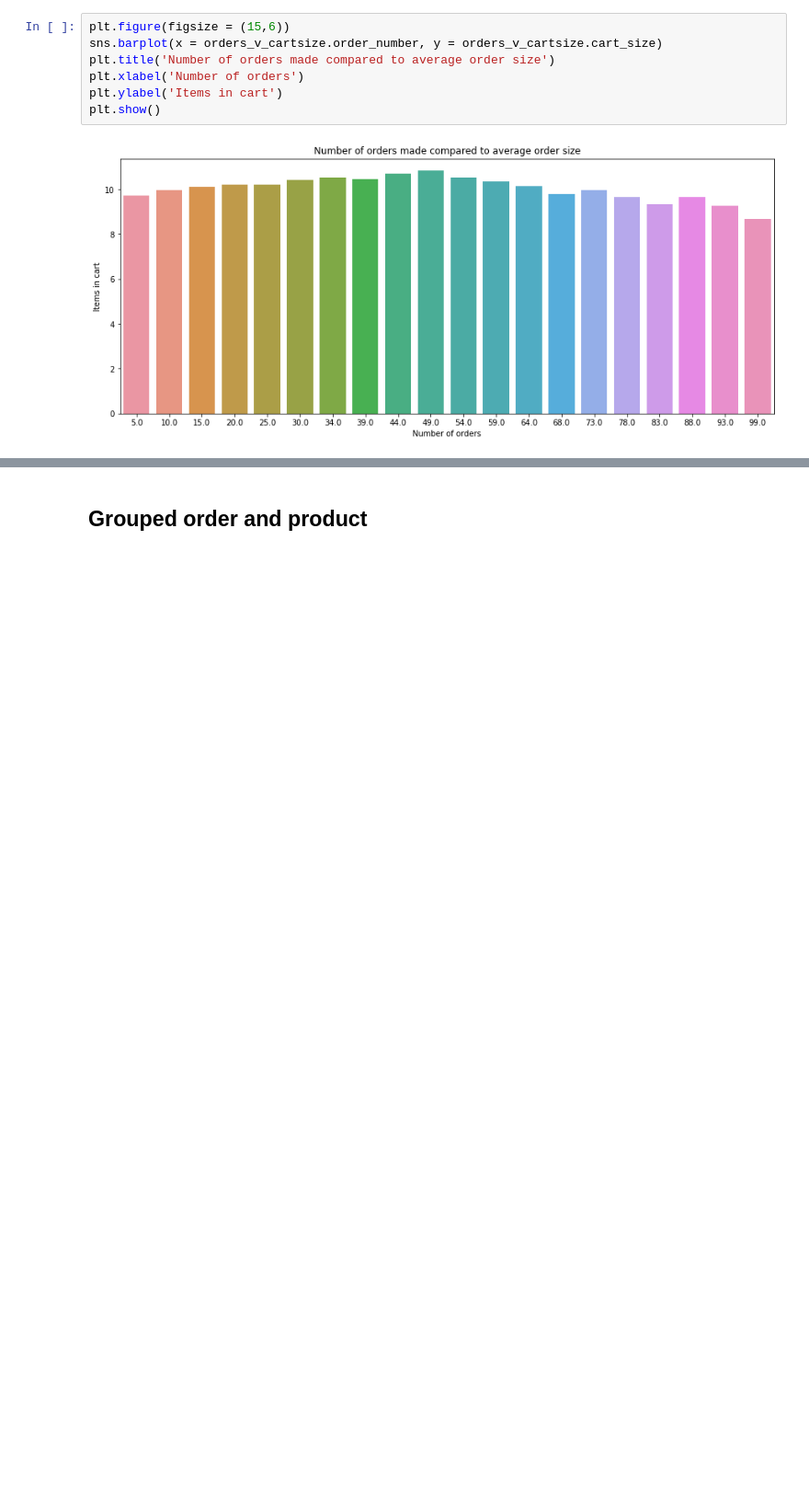
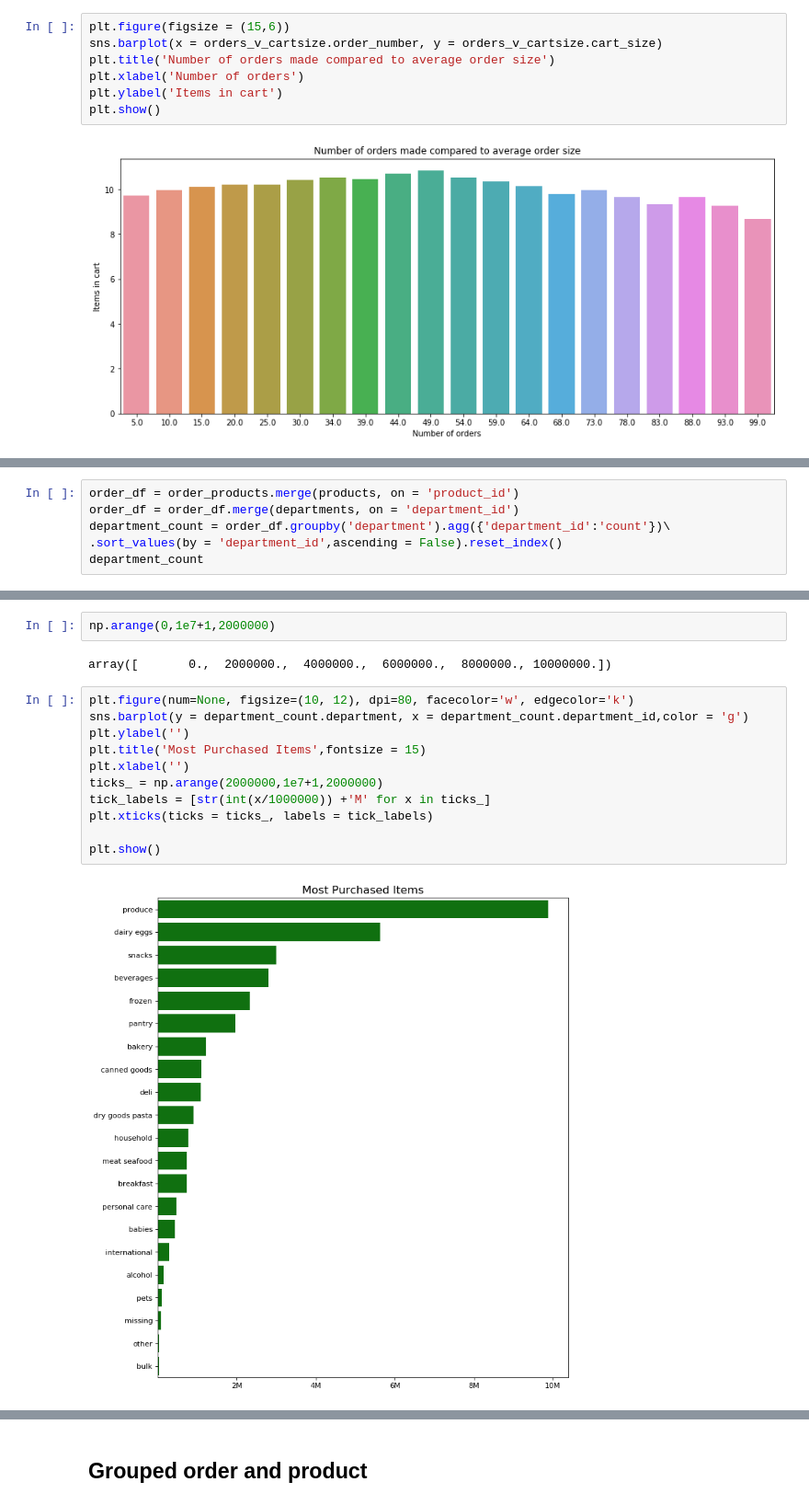
Before and after one commit to Josefa-Sullivan/Instacart, a Jupyter notebook: Mike/instacarteda.ipynb, the cells around one changed output, grey strips where cells are left out. Shown: that part at 92% size. Saved outputs shown, nothing was run; the diff lists cells and outputs as text; blank space fills up the shorter version.

Commit message:
Department segmentation

```diff
--- a/Mike/instacarteda.ipynb
+++ b/Mike/instacarteda.ipynb
@@ -113,0 +118,6 @@ plt.show()
+# %%
+order_df = order_products.merge(products, on = 'product_id')
+order_df = order_df.merge(departments, on = 'department_id')
+department_count = order_df.groupby('department').agg({'department_id':'count'})\
+.sort_values(by = 'department_id',ascending = False).reset_index()
+department_count
@@ -113,0 +142,17 @@ plt.show()
+# %%
+np.arange(0,1e7+1,2000000)
+# %% [output]
+array([       0.,  2000000.,  4000000.,  6000000.,  8000000., 10000000.])
+# %%
+plt.figure(num=None, figsize=(10, 12), dpi=80, facecolor='w', edgecolor='k')
+sns.barplot(y = department_count.department, x = department_count.department_id,color = 'g')
+plt.ylabel('')
+plt.title('Most Purchased Items',fontsize = 15)
+plt.xlabel('')
+ticks_ = np.arange(2000000,1e7+1,2000000)
+tick_labels = [str(int(x/1000000)) +'M' for x in ticks_]
+plt.xticks(ticks = ticks_, labels = tick_labels)
+
+plt.show()
+# %% [output]
+[figure, added]
```
Also changed, not shown: parts of 18 cells of this notebook, 4 other files.
